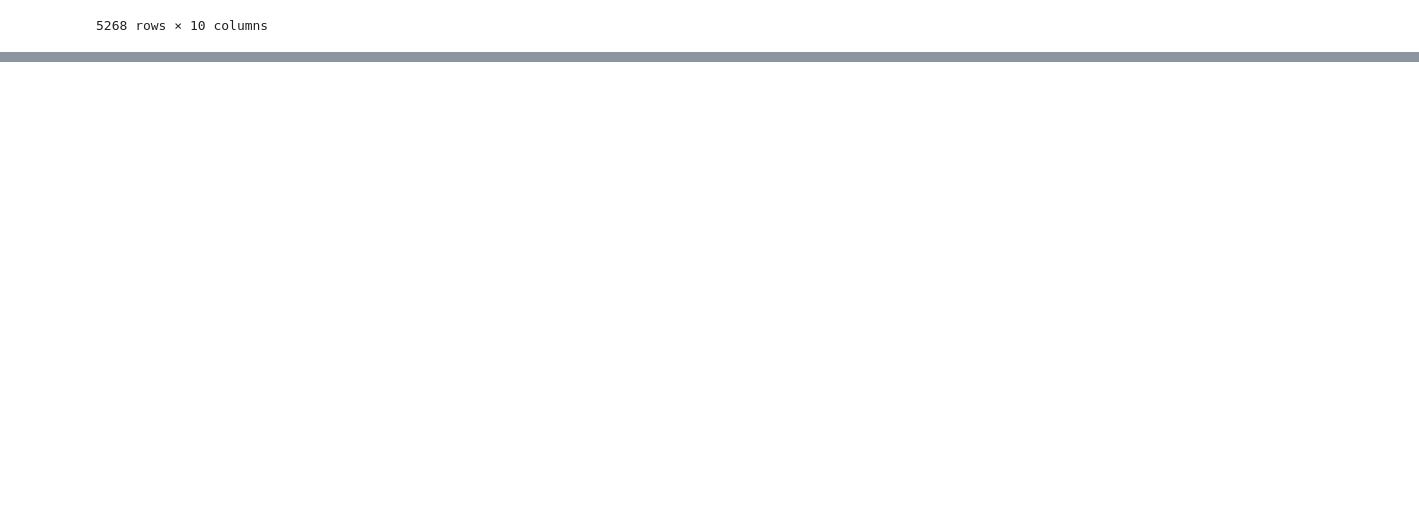
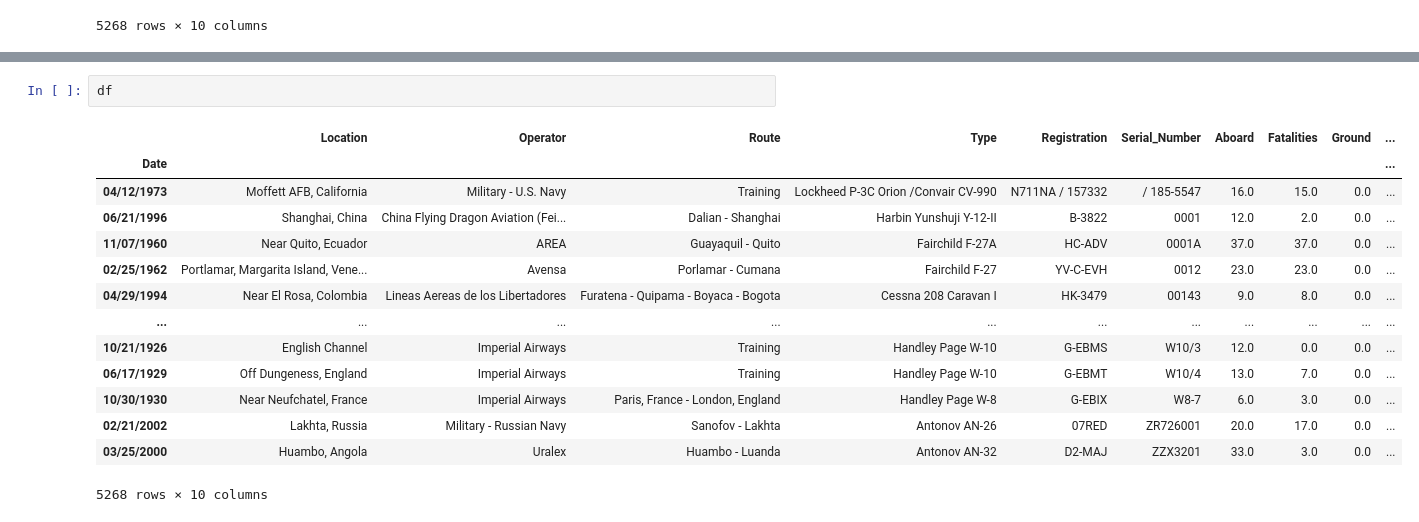
Before and after one commit to Kuldeepak090/Major-Project-kuldeepak, a Jupyter notebook: Analysis/preprocessing.ipynb, the cells around one changed output, grey strips where cells are left out. Saved outputs shown, nothing was run; the diff lists cells and outputs as text; blank space fills up the shorter version.

```diff
--- a/Analysis/preprocessing.ipynb
+++ b/Analysis/preprocessing.ipynb
@@ -603,0 +665,17 @@ SyntaxError: invalid syntax (Temp/ipykernel_4932/2209571239.py, line 1)
+# %%
+df
+# %% [output]
+|  | Location | Operator | Route | Type | Registration | Serial_Number | Aboard | Fatalities | Ground | ... |
+| Date |  |  |  |  |  |  |  |  |  | ... |
+| 04/12/1973 | Moffett AFB, California | Military - U.S. Navy | Training | Lockheed P-3C Orion /Convair CV-990 | N711NA / 157332 | / 185-5547 | 16.0 | 15.0 | 0.0 | ... |
+| 06/21/1996 | Shanghai, China | China Flying Dragon Aviation (Fei... | Dalian - Shanghai | Harbin Yunshuji Y-12-II | B-3822 | 0001 | 12.0 | 2.0 | 0.0 | ... |
+| 11/07/1960 | Near Quito, Ecuador | AREA | Guayaquil - Quito | Fairchild F-27A | HC-ADV | 0001A | 37.0 | 37.0 | 0.0 | ... |
+| 02/25/1962 | Portlamar, Margarita Island, Vene... | Avensa | Porlamar - Cumana | Fairchild F-27 | YV-C-EVH | 0012 | 23.0 | 23.0 | 0.0 | ... |
+| 04/29/1994 | Near El Rosa, Colombia | Lineas Aereas de los Libertadores | Furatena - Quipama - Boyaca - Bogota | Cessna 208 Caravan I | HK-3479 | 00143 | 9.0 | 8.0 | 0.0 | ... |
+| ... | ... | ... | ... | ... | ... | ... | ... | ... | ... | ... |
+| 10/21/1926 | English Channel | Imperial Airways | Training | Handley Page W-10 | G-EBMS | W10/3 | 12.0 | 0.0 | 0.0 | ... |
+| 06/17/1929 | Off Dungeness, England | Imperial Airways | Training | Handley Page W-10 | G-EBMT | W10/4 | 13.0 | 7.0 | 0.0 | ... |
+| 10/30/1930 | Near Neufchatel, France | Imperial Airways | Paris, France - London, England | Handley Page W-8 | G-EBIX | W8-7 | 6.0 | 3.0 | 0.0 | ... |
+| 02/21/2002 | Lakhta, Russia | Military - Russian Navy | Sanofov - Lakhta | Antonov AN-26 | 07RED | ZR726001 | 20.0 | 17.0 | 0.0 | ... |
+| 03/25/2000 | Huambo, Angola | Uralex | Huambo - Luanda | Antonov AN-32 | D2-MAJ | ZZX3201 | 33.0 | 3.0 | 0.0 | ... |
+5268 rows × 10 columns
```
Also changed, not shown: parts of 22 cells of this notebook.
